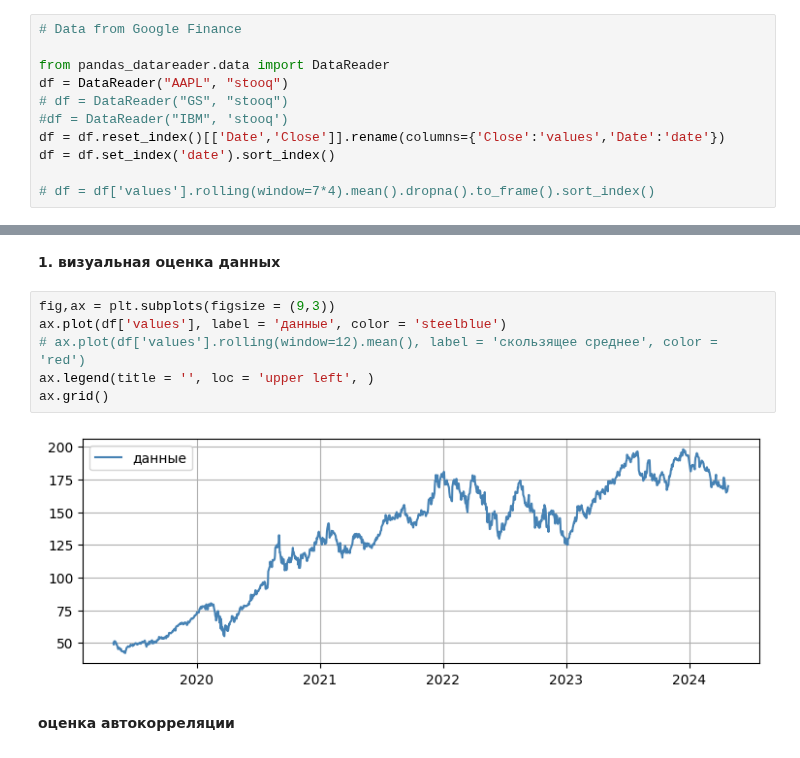
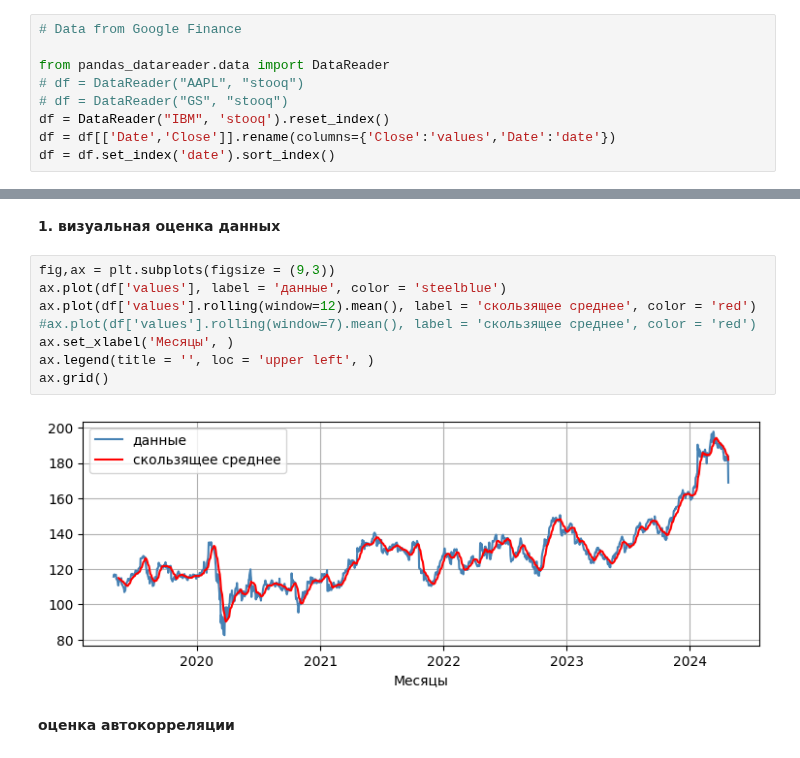
Before and after one commit to mechanoid5/ml_lectorium_2024_I, a Jupyter notebook: examples/22-time-series/03-regr-fet.ipynb, the cells around one changed output, grey strips where cells are left out. Saved outputs shown, nothing was run; the diff lists cells and outputs as text.

```diff
--- a/examples/22-time-series/03-regr-fet.ipynb
+++ b/examples/22-time-series/03-regr-fet.ipynb
@@ -28,13 +28,11 @@ import matplotlib.pyplot as plt
 # Data from Google Finance
 
 from pandas_datareader.data import DataReader
-df = DataReader("AAPL", "stooq")
+# df = DataReader("AAPL", "stooq")
 # df = DataReader("GS", "stooq")
-#df = DataReader("IBM", 'stooq')
-df = df.reset_index()[['Date','Close']].rename(columns={'Close':'values','Date':'date'})
+df = DataReader("IBM", 'stooq').reset_index()
+df = df[['Date','Close']].rename(columns={'Close':'values','Date':'date'})
 df = df.set_index('date').sort_index()
-
-# df = df['values'].rolling(window=7*4).mean().dropna().to_frame().sort_index()
 # %%
 # # monthly totals of a US airline passengers from 1949 to 1960
 # #
@@ -67,10 +63,12 @@ __1. визуальная оценка данных__
 # %%
 fig,ax = plt.subplots(figsize = (9,3))
 ax.plot(df['values'], label = 'данные', color = 'steelblue')
-# ax.plot(df['values'].rolling(window=12).mean(), label = 'скользящее среднее', color = 'red')
+ax.plot(df['values'].rolling(window=12).mean(), label = 'скользящее среднее', color = 'red')
+#ax.plot(df['values'].rolling(window=7).mean(), label = 'скользящее среднее', color = 'red')
+ax.set_xlabel('Месяцы', )
 ax.legend(title = '', loc = 'upper left', )
 ax.grid()
 # %% [output]
-[figure, old version]
+[figure, new version]
 # %% [markdown]
 __оценка автокорреляции__
```
Also changed, not shown: parts of 24 cells of this notebook.
